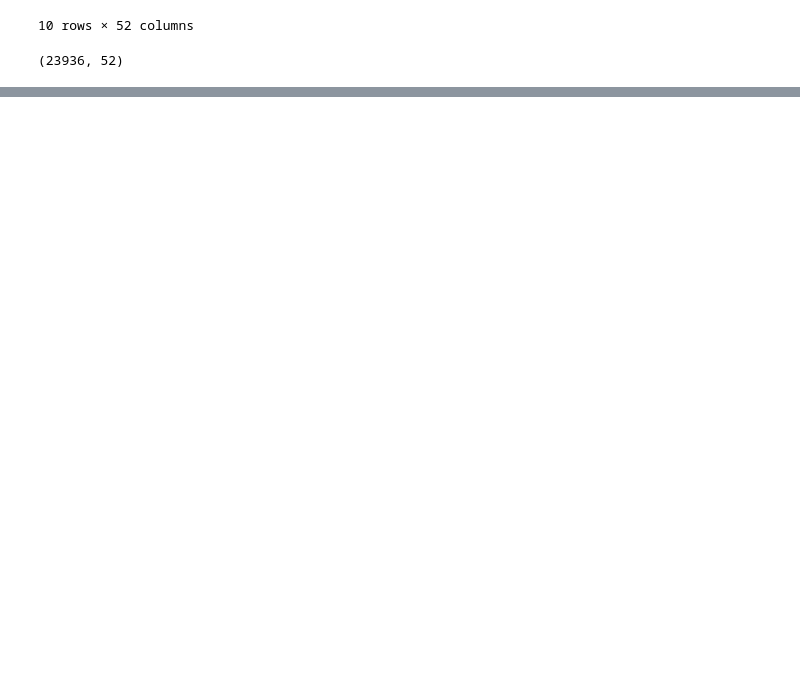
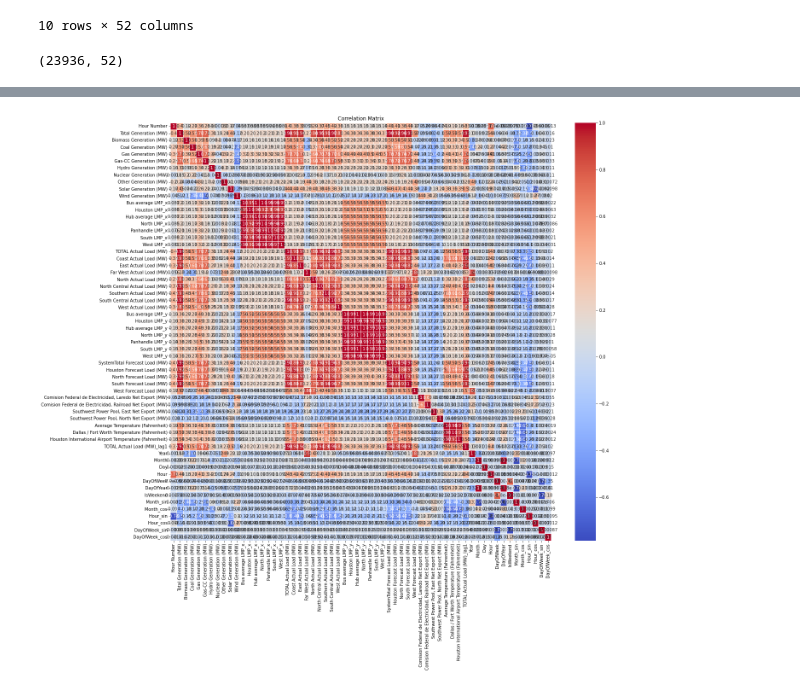
Before and after one commit to Catalan-AI-Studio/energy-demand-prediction, a Jupyter notebook: New_model_dataframe_preparation.ipynb, the cells around one changed output, grey strips where cells are left out. Saved outputs shown, nothing was run; the diff lists cells and outputs as text; code cells hidden in the pictures; blank space fills up the shorter version.

```diff
--- a/New_model_dataframe_preparation.ipynb
+++ b/New_model_dataframe_preparation.ipynb
@@ -550,0 +577,8 @@ merged_df.shape
+# %%
+# Create lag1 data
+merged_df['TOTAL Actual Load (MW)_lag1'] = merged_df['TOTAL Actual Load (MW)'].shift(-1)
+merged_df.dropna(subset=['TOTAL Actual Load (MW)_lag1'], inplace=True)
+print(merged_df[['Local Timestamp Central Time (Interval Ending)',
+       'UTC Timestamp (Interval Ending)',
+       'Local Timestamp Central Time (Interval Beginning)', 'Local Date',
+       'Hour Number','TOTAL Actual Load (MW)', 'TOTAL Actual Load (MW)_lag1']].head())
@@ -550,0 +603,18 @@ merged_df.shape
+# %%
+
+merged_df['Year'] = merged_df['Local Timestamp Central Time (Interval Ending)'].dt.year
+merged_df['Month'] = merged_df['Local Timestamp Central Time (Interval Ending)'].dt.month
+merged_df['Day'] = merged_df['Local Timestamp Central Time (Interval Ending)'].dt.day
+merged_df['Hour'] = merged_df['Local Timestamp Central Time (Interval Ending)'].dt.hour
+merged_df['DayOfWeek'] = merged_df['Local Timestamp Central Time (Interval Ending)'].dt.dayofweek
+merged_df['DayOfYear'] = merged_df['Local Timestamp Central Time (Interval Ending)'].dt.dayofyear
+merged_df['IsWeekend'] = merged_df['DayOfWeek'].isin([5, 6]).astype(int)
+
+merged_df['Month_sin'] = np.sin(2 * np.pi * merged_df['Month'] / 12)
+merged_df['Month_cos'] = np.cos(2 * np.pi * merged_df['Month'] / 12)
+
+merged_df['Hour_sin'] = np.sin(2 * np.pi * merged_df['Hour'] / 24)
+merged_df['Hour_cos'] = np.cos(2 * np.pi * merged_df['Hour'] / 24)
+
+merged_df['DayOfWeek_sin'] = np.sin(2 * np.pi * merged_df['DayOfWeek'] / 7)
+merged_df['DayOfWeek_cos'] = np.cos(2 * np.pi * merged_df['DayOfWeek'] / 7)
@@ -550,0 +641,9 @@ merged_df.shape
+# %%
+# Correlation matrix
+plt.figure(figsize=(20, 18))
+corr_matrix = merged_df.corr()
+sns.heatmap(corr_matrix, annot=True, cmap='coolwarm', linewidths=0.5)
+plt.title('Correlation Matrix')
+plt.show()
+# %% [output]
+[figure, added]
```
Also changed, not shown: parts of 18 cells of this notebook.
